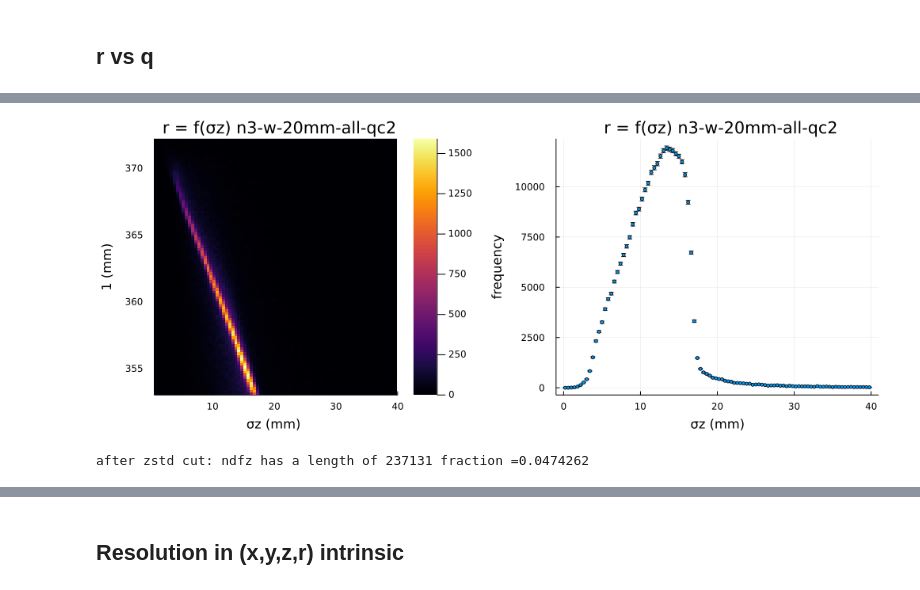
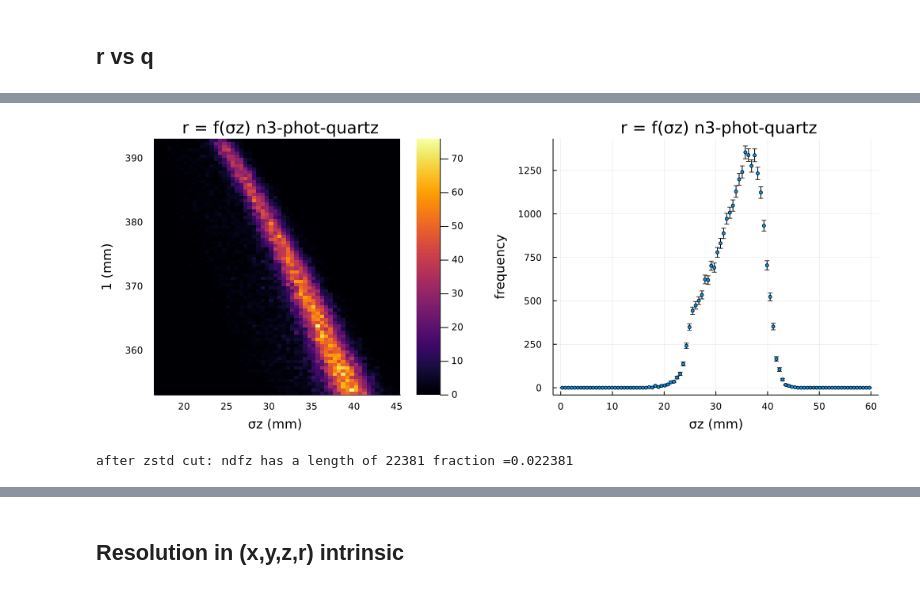
Before and after one commit to jjgomezcadenas/mytest, a Jupyter notebook: notebooks/nema3_pde_03_tof_50ps_phot_40mm_quartz.ipynb, the cells around one changed output, grey strips where cells are left out. Cells and saved outputs as stored; diff of their text form; code cells hidden in the pictures.

```diff
--- a/notebooks/nema3_pde_03_tof_50ps_phot_40mm_quartz.ipynb
+++ b/notebooks/nema3_pde_03_tof_50ps_phot_40mm_quartz.ipynb
@@ -68,10 +68,10 @@ Base.CoreLogging.SimpleLogger(IJulia.IJuliaStdio{Base.PipeEndpoint}(IOContext(Ba
 # %% [markdown]
 # Notebook
 # %%
-norm = 5.0e+6
+norm = 1.0e+6
 dir = "../data/"
 dirp = "../plots"
-conf = "n3-w-20mm-all-qc2"
+conf = "n3-phot-quartz"
 out = string(conf, "-mdf")
 path = joinpath(dir, conf)
 pathp = joinpath(dirp, conf)
@@ -108,6 +108,6 @@ ANema.ANema.q1vsq2(ndf, tit="q1 vs q2 $conf", filename=joinpath(pathp, "q1q2"),
 # %% [markdown]
 ## Cut in (q1,q2)
 # %%
-ndfq =ANema.selectinterval(ndf, "q1", "q2", 1900.0, 2200.0);
+ndfq =ANema.selectinterval(ndf, "q1", "q2", 900.0, 1600.0);
 println("after q1q2 cut: ndfq has a length of ", nrow(ndfq), " fraction = ", nrow(ndfq)/norm)
 # %% [output]
@@ -129,12 +131,12 @@ plot(p1)
 # %%
-ANema.zstd(ndfq, tit=" r = f(σz) $conf", filename=joinpath(pathp, "zstd"), save=true)
+ANema.zstd(ndfq, 100, 0.0, 60.0, tit=" r = f(σz) $conf", filename=joinpath(pathp, "zstd"), save=true)
 # %% [output]
-[figure, old version]
+[figure, new version]
 # %%
-ndfz =ANema.selectinterval(ndfq, "zstd1", "zstd2", 1.0, 16.0);
+ndfz =ANema.selectinterval(ndfq, "zstd1", "zstd2", 20.0, 40.0);
 println("after zstd cut: ndfz has a length of ", nrow(ndfz), " fraction =", nrow(ndfz)/norm )
 # %% [output]
-after zstd cut: ndfz has a length of 237131 fraction =0.0474262
+after zstd cut: ndfz has a length of 22381 fraction =0.022381
 # %%
 fz2, pz2 = fit_profile(ndfz.zstd1, ndfz.r1, "σz", "r", "pol2")
 fpars = fz2.fitpar
```
Also changed, not shown: parts of 54 cells of this notebook, 1 other file.
